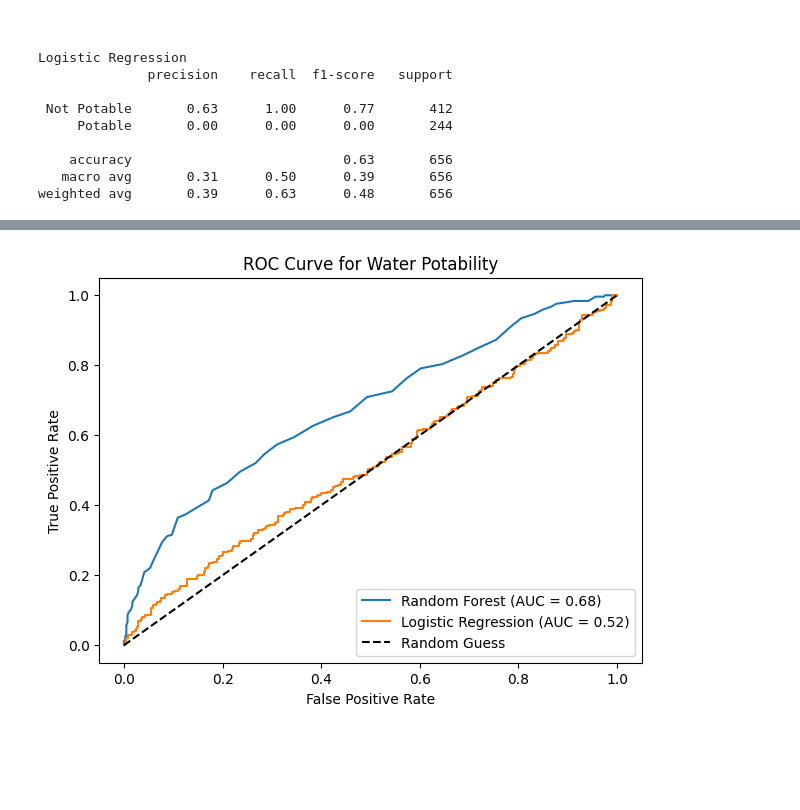
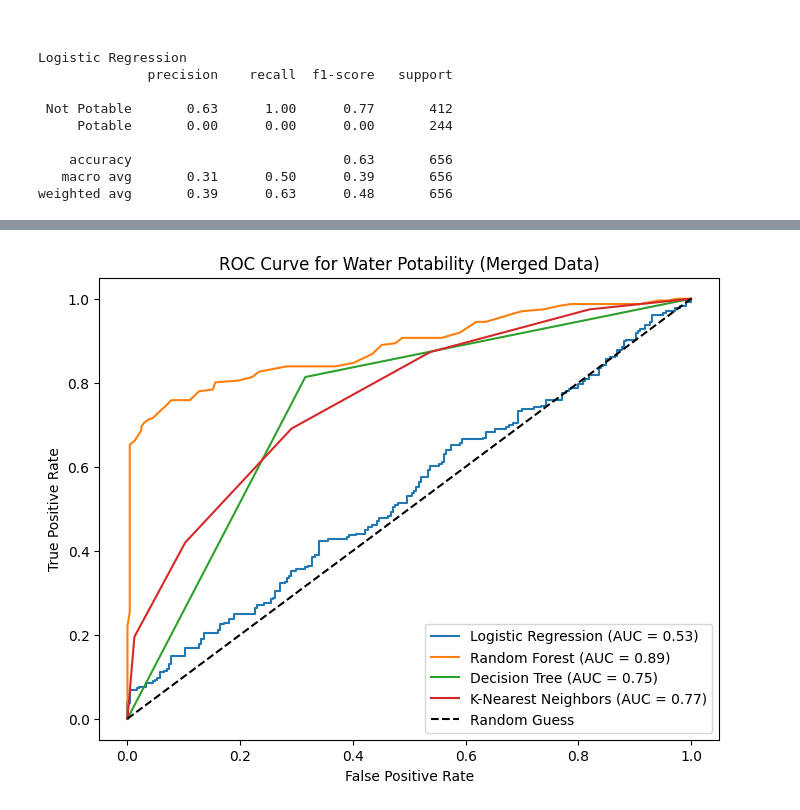
Before and after one commit to melihaslan233-glitch/Water-Quality-data-, a Jupyter notebook: waterqualitySAMSUNG.ipynb, the cells around one changed output, grey strips where cells are left out. Saved outputs shown, nothing was run; the diff lists cells and outputs as text; code cells hidden in the pictures; blank space fills up the shorter version.

```diff
--- a/waterqualitySAMSUNG.ipynb
+++ b/waterqualitySAMSUNG.ipynb
@@ -69,3 +65,0 @@ Total missing: 1434 values
-# %%
-features = df.drop(columns=['Potability']).columns
-df[features] = df[features].fillna(df[features].mean())
@@ -71,0 +69,7 @@ df[features] = df[features].fillna(df[features].mean())
+# %%
+print(df['Potability'].value_counts())
+
+df = df.dropna()
+
+print("After dropping missing values")
+print(df['Potability'].value_counts())
@@ -190,14 +274,0 @@ Test samples:     656
-# %%
-# Random Forest
-rf = RandomForestClassifier(n_estimators=100, random_state=42)
-rf.fit(X_train_scaled, y_train)
-rf_preds = rf.predict(X_test_scaled)
-
-
-# Logistic Regression
-lr = LogisticRegression(max_iter=1000, random_state=42)
-lr.fit(X_train_scaled, y_train)
-lr_preds = lr.predict(X_test_scaled)
-
-print("Random Forest Accuracy:", accuracy_score(y_test, rf_preds))
-print("Logistic Regression Accuracy:", accuracy_score(y_test, lr_preds))
@@ -255,20 +360,25 @@ plt.show()
 # %%
 # ROC CURVE
 
-fig, ax = plt.subplots(figsize=(7, 5))
+fig, ax = plt.subplots(figsize=(8, 6))
 
-for model, name in [(rf, 'Random Forest'), (lr, 'Logistic Regression')]:
-    probs = model.predict_proba(X_test_scaled)[:, 1]
-    fpr, tpr, _ = roc_curve(y_test, probs)
+for name, model in models.items():
+    # Predicting probabilities
+    probs = model.predict_proba(X_test_scaled_merged)[:, 1]
+    fpr, tpr, _ = roc_curve(y_test_merged, probs)
     roc_auc = auc(fpr, tpr)
+
+    # Plotting the lines
     ax.plot(fpr, tpr, label=f'{name} (AUC = {roc_auc:.2f})')
 
+# Plotting the random guess baseline
 ax.plot([0, 1], [0, 1], 'k--', label='Random Guess')
+
 ax.set_xlabel('False Positive Rate')
 ax.set_ylabel('True Positive Rate')
-ax.set_title('ROC Curve for Water Potability')
+ax.set_title('ROC Curve for Water Potability (Merged Data)')
 ax.legend(loc="lower right")
-plt.savefig('roc_curve.png', dpi=150)
+
 plt.show()
 # %% [output]
-[figure, old version]
+[figure, new version]
```
Also changed, not shown: parts of 13 cells of this notebook.
